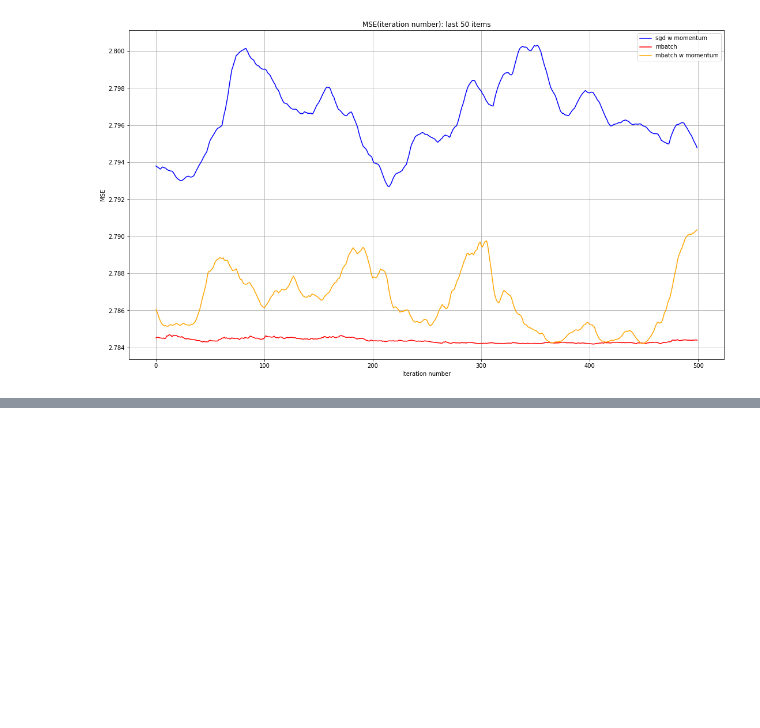
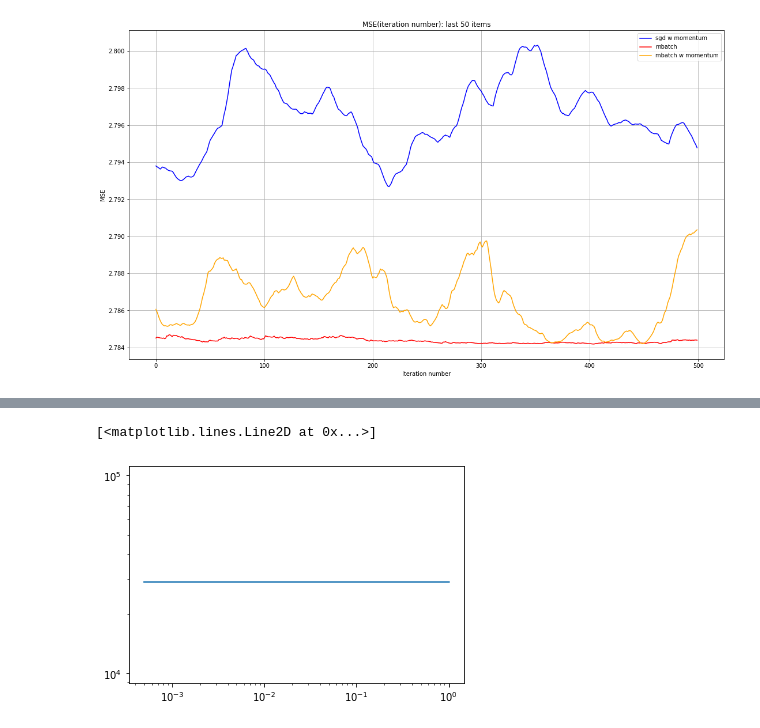
Before and after one commit to yk4r2/gradDesc, a Jupyter notebook: Comparison_of_gradient_descents.ipynb, the cells around one changed output, grey strips where cells are left out. Saved outputs shown, nothing was run; the diff lists cells and outputs as text; code cells hidden in the pictures; blank space fills up the shorter version.

```diff
--- a/Comparison_of_gradient_descents.ipynb
+++ b/Comparison_of_gradient_descents.ipynb
@@ -254,6 +258,6 @@ def momentum_SGD(X, y, w_init, eta=1e-2, max_iter=1e4,
 # %%
 %%time
-momentum_SGD_weights, momentum_SGD_errors_by_iter = momentum_SGD(X, y, np.zeros(4), max_iter = 2*1e4, seed=42)
+momentum_SGD_weights, momentum_SGD_errors_by_iter, i = momentum_SGD(X, y, np.zeros(4), max_iter = 2*1e4, seed=42)
 print('\n')
 print(momentum_SGD_weights)
 # %% [output]
@@ -408,6 +412,6 @@ def mini_batch_gradient_descent(X, y, w_init, eta=1e-2, max_iter=1e4, batch_size
         errors_mini_batch.append(mserror(y, linear_prediction(X, new_w)))
         w = new_w
 
-    return w, errors_mini_batch
+    return w, errors_mini_batch, iter_num
 # %%
 %%time
@@ -553,0 +599,10 @@ Populating the interactive namespace from numpy and matplotlib
+# %%
+%%time
+mbatch_errors_by_iter = []
+i = np.asarray([1, 7.5*1e-1, 5*1e-1, 2.5*1e-1, 1e-1, 7.5*1e-2, 5*1e-2, 2.5*1e-2, 1e-2, 7.5*1e-3, 5*1e-3, 2.5*1e-3, 1e-3, 7.5*1e-4, 5*1e-4])
+l = np.asarray([1e-2, 1e-3, 1e-4, 1e-5, 1e-6, 1e-7, 1e-8])
+
+for j in range(len(i)):
+  weight, err, iter_num = mini_batch_gradient_descent(X, y, np.zeros(4), eta = i[j], min_weight_dist = l[5],
+                                                                        max_iter = 1e10, batch_size = 2, seed=27)
+  mbatch_errors_by_iter.append(iter_num)
@@ -553,0 +612,5 @@ Populating the interactive namespace from numpy and matplotlib
+# %%
+plt.loglog(i, mbatch_errors_by_iter)
+# %% [output]
+[<matplotlib.lines.Line2D at 0x...>]
+[figure, added]
```
Also changed, not shown: parts of 23 cells of this notebook.
